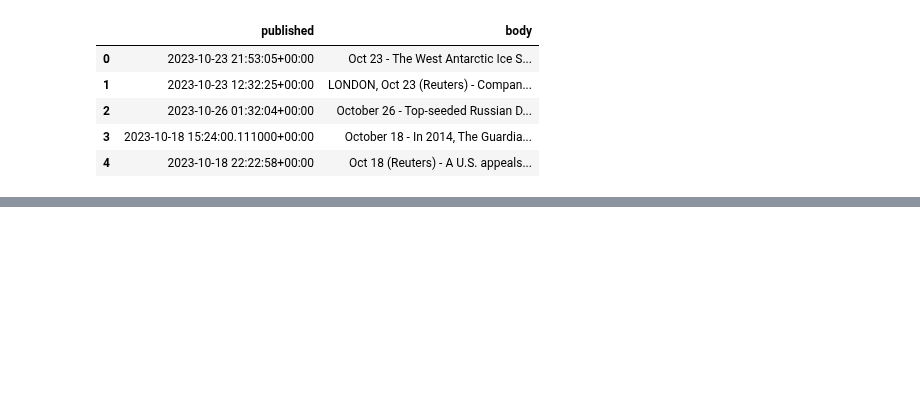
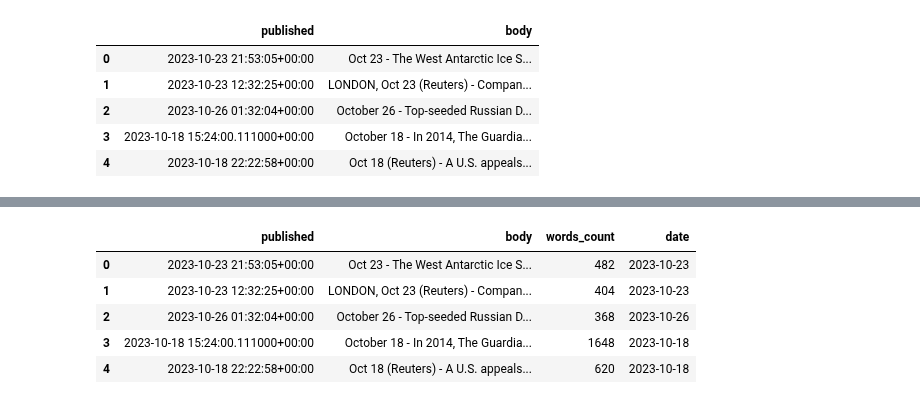
Before and after one commit to yw4401/FinBot, a Jupyter notebook: notebooks/examine_word_counts.ipynb, the cells around one changed output, grey strips where cells are left out. Drawn from its saved outputs; the diff is of its cells as text; code cells hidden in the pictures; blank space fills up the shorter version.

```diff
--- a/notebooks/examine_word_counts.ipynb
+++ b/notebooks/examine_word_counts.ipynb
@@ -40,0 +50,10 @@ result_df["words_count"] = words_count
+# %%
+result_df["date"] = result_df.published.apply(lambda x: x.date())
+result_df.head()
+# %% [output]
+|  | published | body | words_count | date |
+| 0 | 2023-10-23 21:53:05+00:00 | Oct 23 - The West Antarctic Ice S... | 482 | 2023-10-23 |
+| 1 | 2023-10-23 12:32:25+00:00 | LONDON, Oct 23 (Reuters) - Compan... | 404 | 2023-10-23 |
+| 2 | 2023-10-26 01:32:04+00:00 | October 26 - Top-seeded Russian D... | 368 | 2023-10-26 |
+| 3 | 2023-10-18 15:24:00.111000+00:00 | October 18 - In 2014, The Guardia... | 1648 | 2023-10-18 |
+| 4 | 2023-10-18 22:22:58+00:00 | Oct 18 (Reuters) - A U.S. appeals... | 620 | 2023-10-18 |
```
Also changed, not shown: parts of 3 cells of this notebook, 2 other files.
